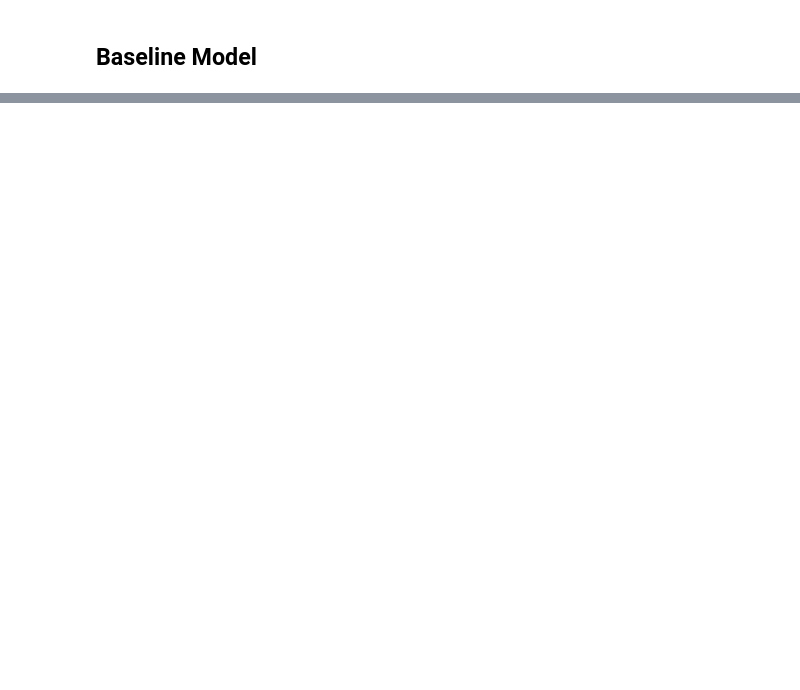
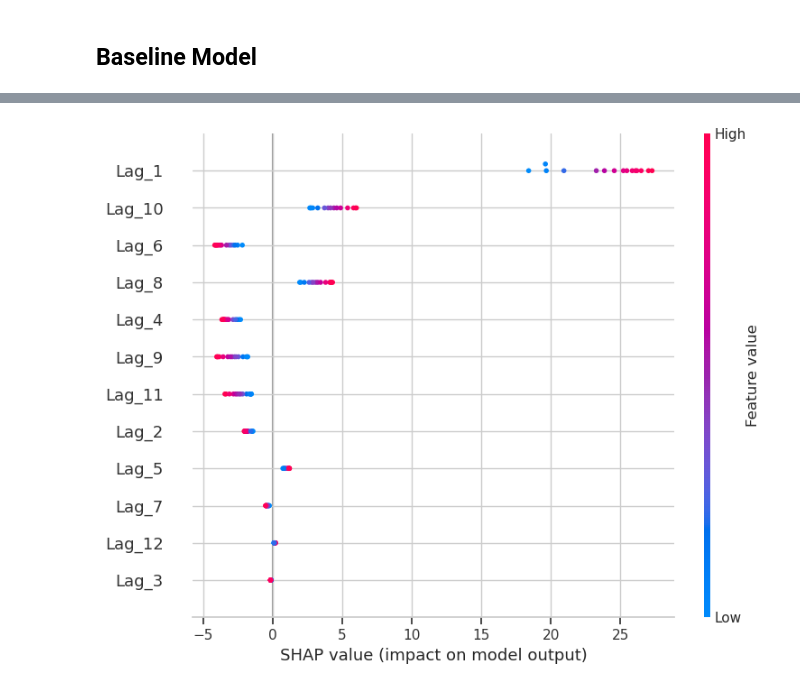
Before and after one commit to MartinsAwojide/inflation_nowcast, a Jupyter notebook: modelling.ipynb, the cells around one changed output, grey strips where cells are left out. Cells and saved outputs as stored; diff of their text form; code cells hidden in the pictures; blank space fills up the shorter version.

```diff
--- a/modelling.ipynb
+++ b/modelling.ipynb
@@ -23,2 +30,6 @@ inflation_data.head()
 # %%
 # get rescaled trends dataset
+full_trends_data = pd.read_csv('./rescaled_combined_trends_data_2011_2025.csv')
+# Apply to your dataframe's Month column
+full_trends_data['Month'] = full_trends_data['Month'].apply(format_date)
+full_trends_data.tail()
@@ -24,0 +68,5 @@ inflation_data.head()
+# %%
+# merge the two dataframes on the Month column
+merged_data = pd.merge(full_trends_data, inflation_data, on='Month', how='left')
+# display the first few rows of the merged DataFrame
+merged_data.tail()
@@ -26,0 +637,11 @@ inflation_data.head()
+# %%
+# Create the SHAP explainer
+explainer = shap.LinearExplainer(model_12, X_train_12)
+
+# Calculate SHAP values
+shap_values = explainer.shap_values(X_test_12)
+
+# Plot the SHAP values
+shap.summary_plot(shap_values, X_test_12, feature_names=X_test_12.columns, show=True)
+# %% [output]
+[figure, added]
```
Also changed, not shown: parts of 22 cells of this notebook, 4 other files.
